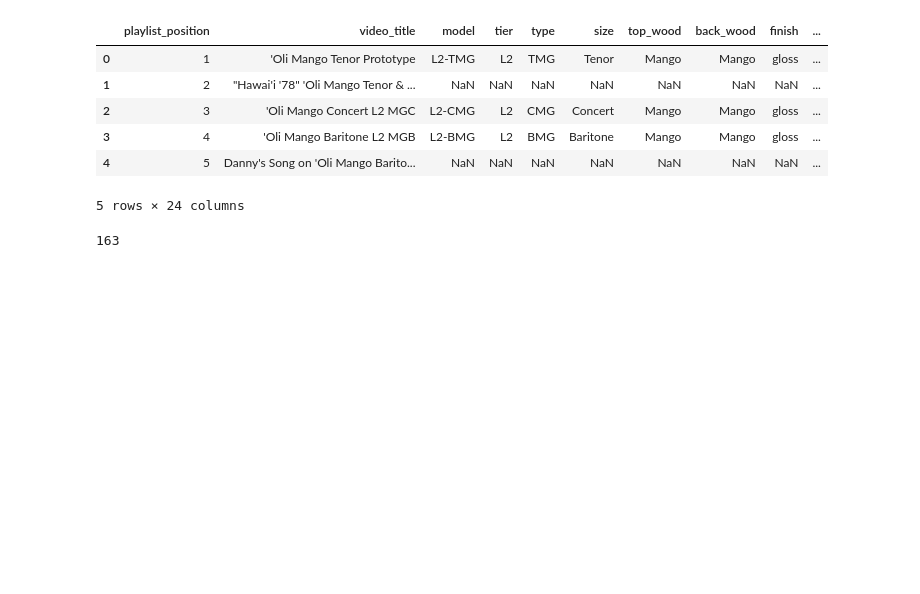
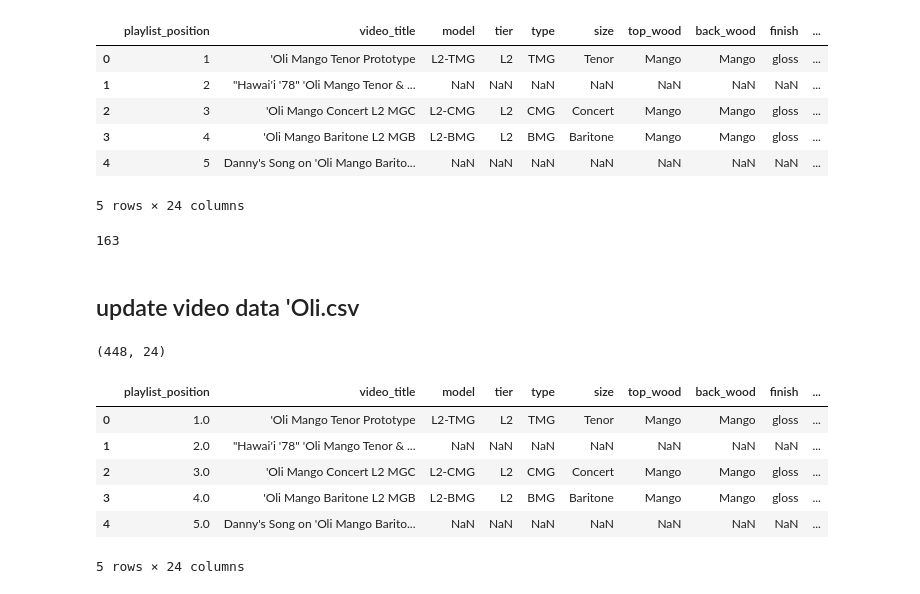
Before and after one commit to wykhuh/oli-database, a Jupyter notebook: notebooks/update_oli_file.ipynb, the cells around one changed output. Cells and saved outputs as stored; diff of their text form; code cells hidden in the pictures; blank space fills up the shorter version.

```diff
--- a/notebooks/update_oli_file.ipynb
+++ b/notebooks/update_oli_file.ipynb
@@ -98,3 +100,17 @@ len(my_oli_df['oli_id'].unique())
 163
 # %%
 my_oli_df.to_csv('../raw_data/Oli.csv', index=False)
+# %% [markdown]
+## update video data 'Oli.csv
+# %%
+my_oli_df = pd.read_csv('../raw_data/Oli.csv')
+log_df(my_oli_df)
+# %% [output]
+(448, 24)
+|  | playlist_position | video_title | model | tier | type | size | top_wood | back_wood | finish | ... |
+| 0 | 1.0 | 'Oli Mango Tenor Prototype | L2-TMG | L2 | TMG | Tenor | Mango | Mango | gloss | ... |
+| 1 | 2.0 | "Hawai'i '78" 'Oli Mango Tenor & ... | NaN | NaN | NaN | NaN | NaN | NaN | NaN | ... |
+| 2 | 3.0 | 'Oli Mango Concert L2 MGC | L2-CMG | L2 | CMG | Concert | Mango | Mango | gloss | ... |
+| 3 | 4.0 | 'Oli Mango Baritone L2 MGB | L2-BMG | L2 | BMG | Baritone | Mango | Mango | gloss | ... |
+| 4 | 5.0 | Danny's Song on 'Oli Mango Barito... | NaN | NaN | NaN | NaN | NaN | NaN | NaN | ... |
+5 rows × 24 columns
```
Also changed, not shown: parts of 6 cells of this notebook, 2 other files.
